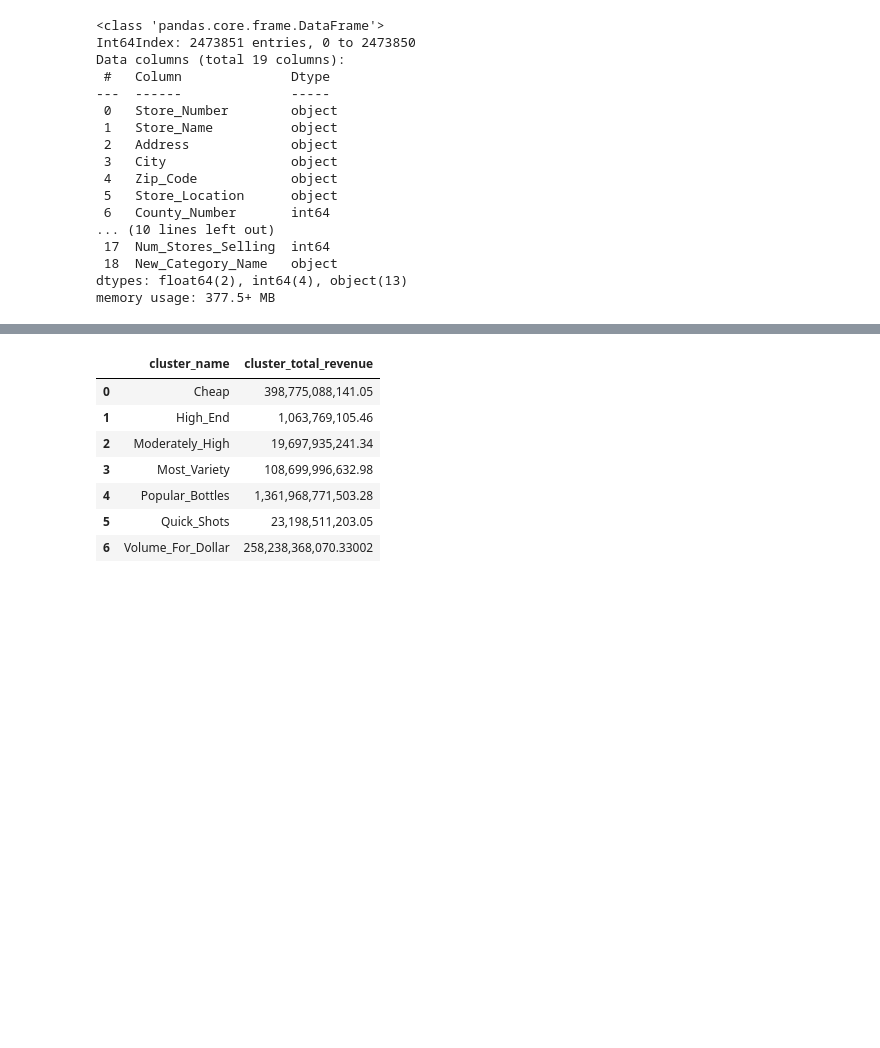
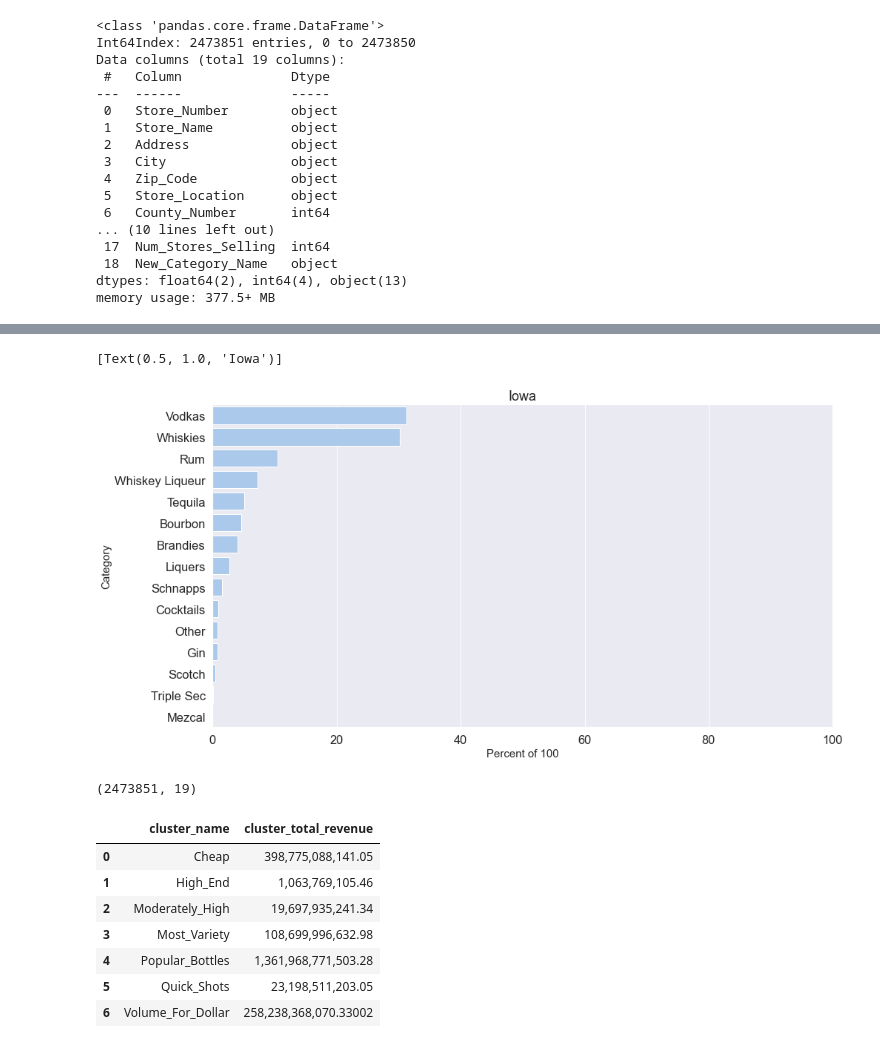
Before and after one commit to dgarbato/capstone, a Jupyter notebook: Percentage of product types within each cluster.ipynb, the cells around one changed output, grey strips where cells are left out. Cells and saved outputs as stored; diff of their text form; code cells hidden in the pictures; blank space fills up the shorter version.

```diff
--- a/Percentage of product types within each cluster.ipynb
+++ b/Percentage of product types within each cluster.ipynb
@@ -239,3 +268,24 @@ memory usage: 377.5+ MB
+# %%
+iowa = round(store_trans_cluster.groupby(['New_Category_Name_2'])['revenue'].sum() / store_trans_cluster.revenue.sum()*100,2).to_frame().sort_values(by='revenue', ascending=False).reset_index()
+# %%
+sns.set(font_scale=1.5)
+sns.set(rc = {'figure.figsize':(15,8)},font_scale=1.5)
+sns.set_color_codes("pastel")
+bar = sns.barplot(x="revenue", y="New_Category_Name_2", data=iowa,
+            label="Total", color="b")
+# bar.set(xlim=(0,100),ylabel='Store Type',xlabel='Percent of Cluster')
+bar.set_xlabel('Percent of 100',fontsize=15)
+bar.set_ylabel('Category',fontsize=15)
+
+bar.set(xlim=(0,100))
+bar.set(title='Iowa')
+# %% [output]
+[Text(0.5, 1.0, 'Iowa')]
+[figure, added]
+# %%
+store_trans_cluster.shape
+# %% [output]
+(2473851, 19)
 # %%
 tot_revenue_clusters = store_trans_cluster.groupby(['cluster_name']).agg({'revenue':'sum'})
 # %%
```
Also changed, not shown: parts of 37 cells of this notebook, 4 other files.
